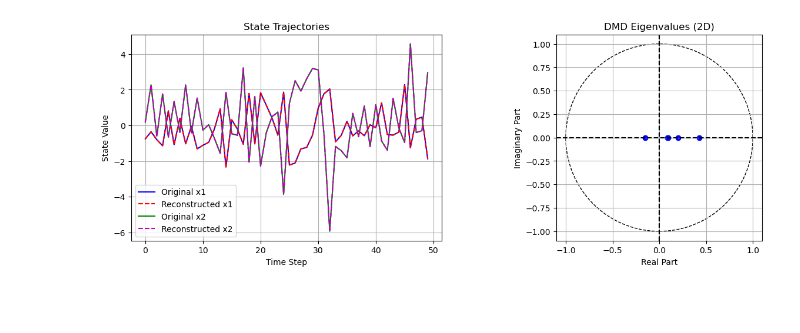
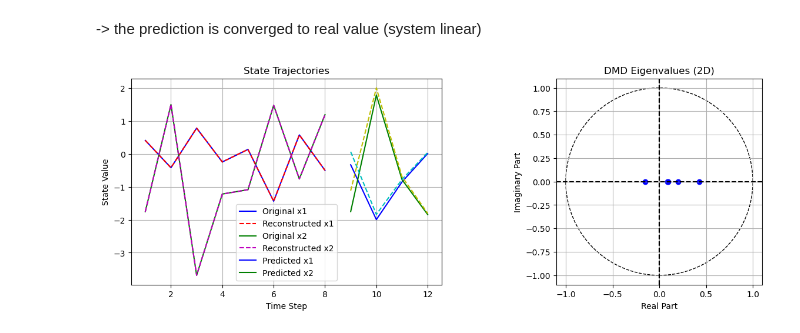
Before and after one commit to thexuanphuc/impoved_DMDC, a Jupyter notebook: large_scale_problem.ipynb, the cells around one changed output. Saved outputs shown, nothing was run; the diff lists cells and outputs as text; code cells hidden in the pictures; blank space fills up the shorter version.

Commit message:
update random linear system

```diff
--- a/large_scale_problem.ipynb
+++ b/large_scale_problem.ipynb
@@ -14,7 +14,7 @@ B = np.random.randn(5, 2)
 # Initial condition
 x0 = np.ones(5)
 
-N_t = 100
+N_t = 12
 
 # Generate random control inputs Γ (2x50)
 Gamma = np.random.randn(2, N_t)
@@ -30,7 +30,7 @@ U_control = Gamma  # 2x50 (control inputs at k=0 to k=49)
 # Apply Improved DMDc
 rank_p, rank_r = 10, 5
 N_traint = int(0.8 * N_t)  # 80% of data for training
-U_train = U_control[:, :N_traint]  # Control inputs for training
+U_train = U_control[:, :N_traint-1]  # Control inputs for training
 X_train = X_data[:, :N_traint]  # States for training
 # Apply Improved DMDc to learn the system dynamics
 eigenvalues, modes, recons, bar_A, bar_B, bar_V = Improved_DMDc_new(X_data=X_train, U_control=U_train, rank_p=rank_p, rank_r=rank_r)
@@ -46,8 +46,7 @@ Y_pred[:, 0] = (bar_V @ z_k).flatten()
 
 z_current = z_k
 for i in range(prediction_horizon):
-    u_current = U_control[:, N_t - N_future + i].reshape(-1, 1)
+    u_current = U_control[:, N_traint -1 + i].reshape(-1, 1)
     z_next = bar_A @ z_current + bar_B @ u_current
-    Y_pred[:, i + 1] = (bar_V @ z_next).flatten()
+    Y_pred[:, i] = (bar_V @ z_next).flatten()
     z_current = z_next
-eigenvalues, modes, recons, bar_A, bar_B, bar_V = Improved_DMDc_new(X_data=X_data, U_control=U_control, rank_p=rank_p, rank_r=rank_r)
@@ -54,3 +77,5 @@ eigenvalues, modes, recons, bar_A, bar_B, bar_V = Improved_DMDc_new(X_data=X_dat
+# %% [markdown]
+-> the prediction is converged to real value (system linear)
 # %%
 from mpl_toolkits.mplot3d import Axes3D
 
@@ -58,35 +83,43 @@ from mpl_toolkits.mplot3d import Axes3D
 # Visualization
 fig = plt.figure(figsize=(15, 10))
 
 # Plot 1: State trajectories
 ax1 = fig.add_subplot(221)
-ax1.plot(range(N_t), X_data[0, 1:], 'b-', label='Original x1')
-ax1.plot(range(N_t), recons[0, :], 'r--', label='Reconstructed x1')
-ax1.plot(range(N_t), X_data[1, 1:], 'g-', label='Original x2')
-ax1.plot(range(N_t), recons[1, :], 'm--', label='Reconstructed x2')
+ax1.plot(range(1,N_traint), X_train[0, 1:], 'b-', label='Original x1')
+ax1.plot(range(1,N_traint), recons[0, :], 'r--', label='Reconstructed x1')
+ax1.plot(range(1,N_traint), X_train[1, 1:], 'g-', label='Original x2')
+ax1.plot(range(1,N_traint), recons[1, :], 'm--', label='Reconstructed x2')
+
+# plot the predicted states
+ax1.plot(range(N_traint, N_t+1), Y_pred[0, :], 'b-', label='Predicted x1')
+ax1.plot(range(N_traint, N_t+1), Y_pred[1, :], 'g-', label='Predicted x2')
+ax1.plot(range(N_traint, N_t+1), X_data[0, N_traint:], 'c--') #, 'k--', label='True x1 (test)')
+ax1.plot(range(N_traint, N_t+1), X_data[1, N_traint:], 'y--') #, 'k--', label='True x2 (test)')
+
 ax1.set_title('State Trajectories')
 ax1.set_xlabel('Time Step')
 ax1.set_ylabel('State Value')
 ax1.legend()
 ax1.grid(True)
 
 # Plot 2: Eigenvalues in 2D (complex plane)
 ax2 = fig.add_subplot(222)
 ax2.scatter(eigenvalues.real, eigenvalues.imag, c='b', marker='o')
 ax2.axhline(0, color='k', linestyle='--')
 ax2.axvline(0, color='k', linestyle='--')
 circle = plt.Circle((0, 0), 1, color='k', fill=False, linestyle='--')
 ax2.add_artist(circle)
 ax2.set_xlim([-1.1, 1.1])
 ax2.set_ylim([-1.1, 1.1])
 ax2.set_title('DMD Eigenvalues (2D)')
 ax2.set_xlabel('Real Part')
 ax2.set_ylabel('Imaginary Part')
 ax2.grid(True)
 ax2.set_aspect('equal', adjustable='box')
 
+
 # plt.tight_layout()
 # plt.savefig('linear_system_dmdc_analysis.png')
 # plt.close()
 # %% [output]
-[figure, old version]
+[figure, new version]
```
Also changed, not shown: parts of 1 cell of this notebook, 1 other file.
